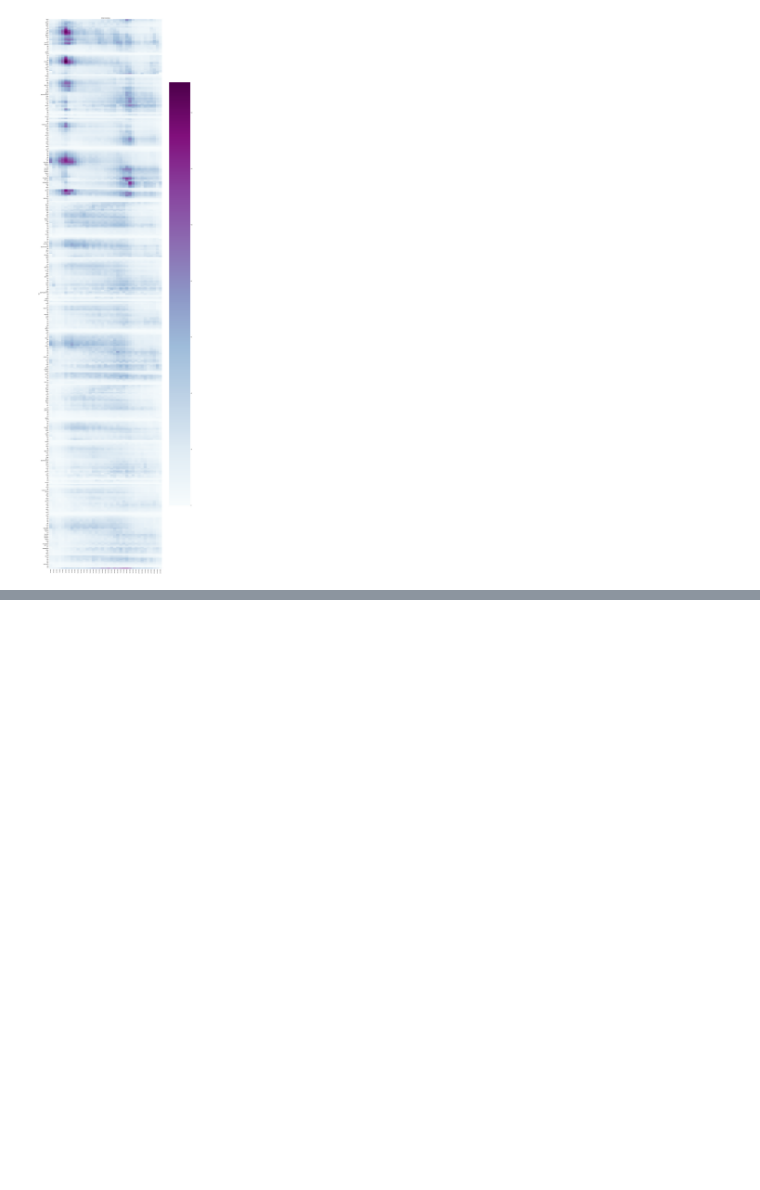
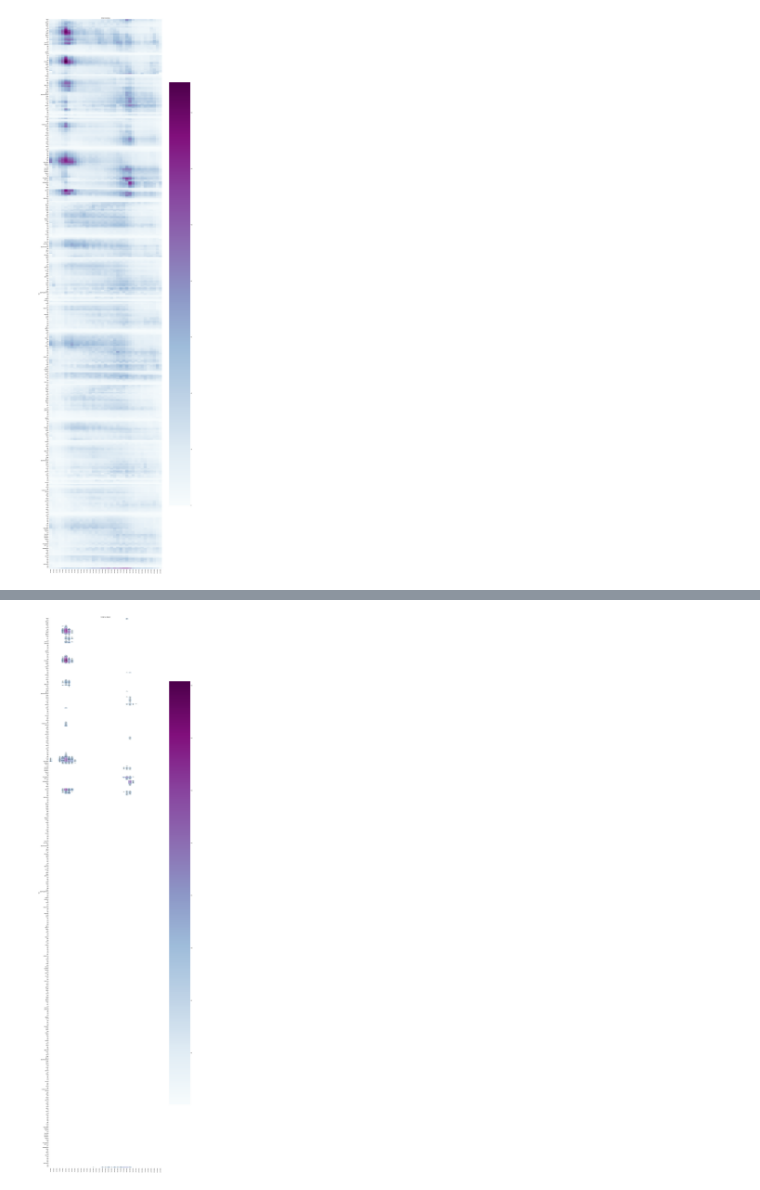
Before and after one commit to alswn8268/DataAnalysis, a Jupyter notebook: data_Analysis_Project_metro.ipynb, the cells around one changed output, grey strips where cells are left out. Cells and saved outputs as stored; diff of their text form; code cells hidden in the pictures; blank space fills up the shorter version.

```diff
--- a/data_Analysis_Project_metro.ipynb
+++ b/data_Analysis_Project_metro.ipynb
@@ -216,0 +202,7 @@ plt.show()
+# %%
+plt.figure(figsize=(30, 120))
+sns.heatmap(data = z2[z2>70], cmap = 'BuPu', annot=True)
+plt.title('지하철 하선 혼잡도2')
+plt.show()
+# %% [output]
+[figure, added]
```
Also changed, not shown: parts of 6 cells of this notebook.
